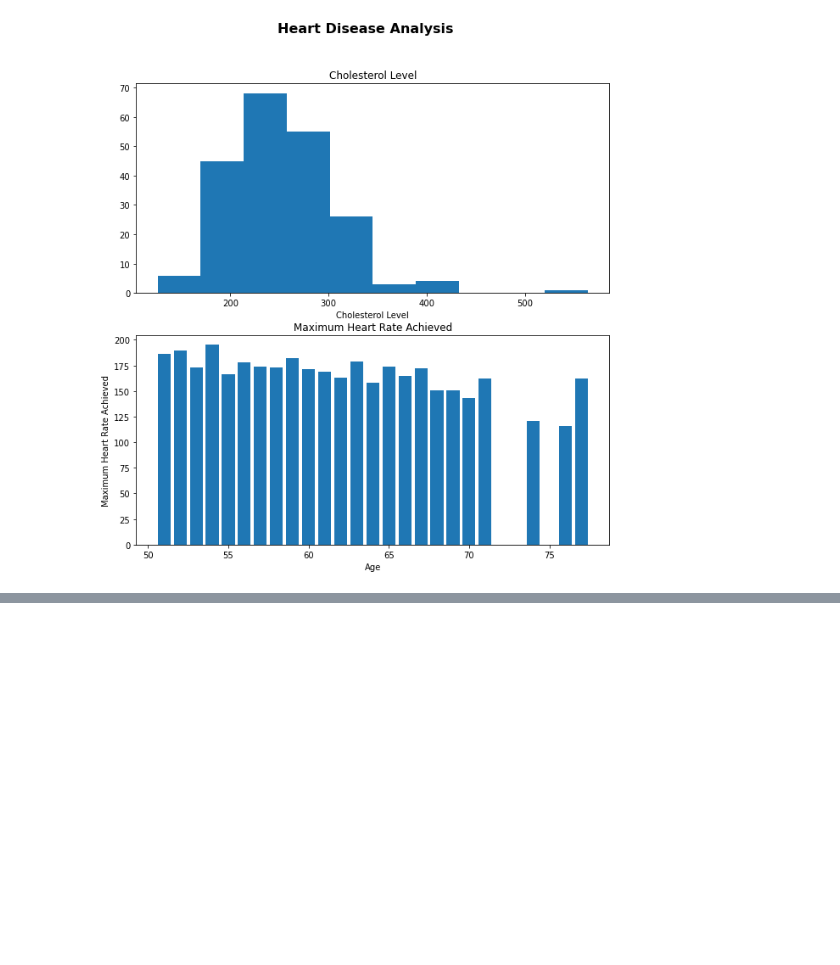
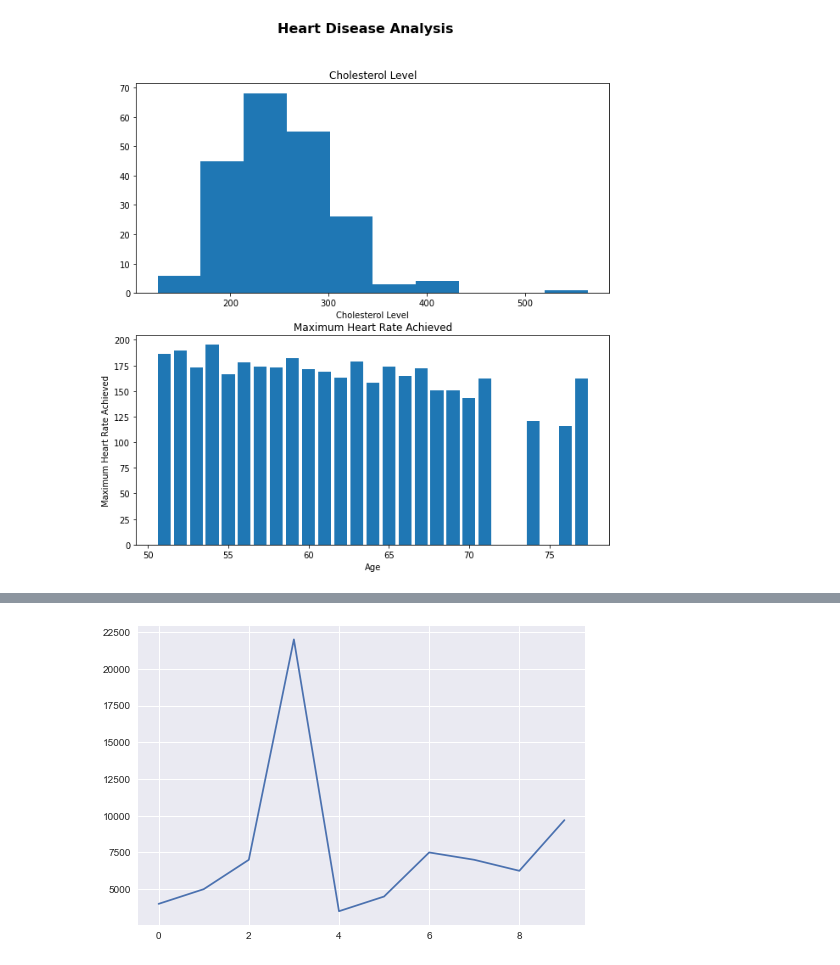
Before and after one commit to lemirser/MachineLearning, a Jupyter notebook: notebook/Introduction-to-matplotlib.ipynb, the cells around one changed output, grey strips where cells are left out. Cells and saved outputs as stored; diff of their text form; code cells hidden in the pictures; blank space fills up the shorter version.

```diff
--- a/notebook/Introduction-to-matplotlib.ipynb
+++ b/notebook/Introduction-to-matplotlib.ipynb
@@ -544,0 +578,6 @@ fig.suptitle("Heart Disease Analysis",
+# %%
+plt.style.use("seaborn")
+# %%
+car_sales["Price"].plot();
+# %% [output]
+[figure, added]
```
Also changed, not shown: parts of 12 cells of this notebook.
